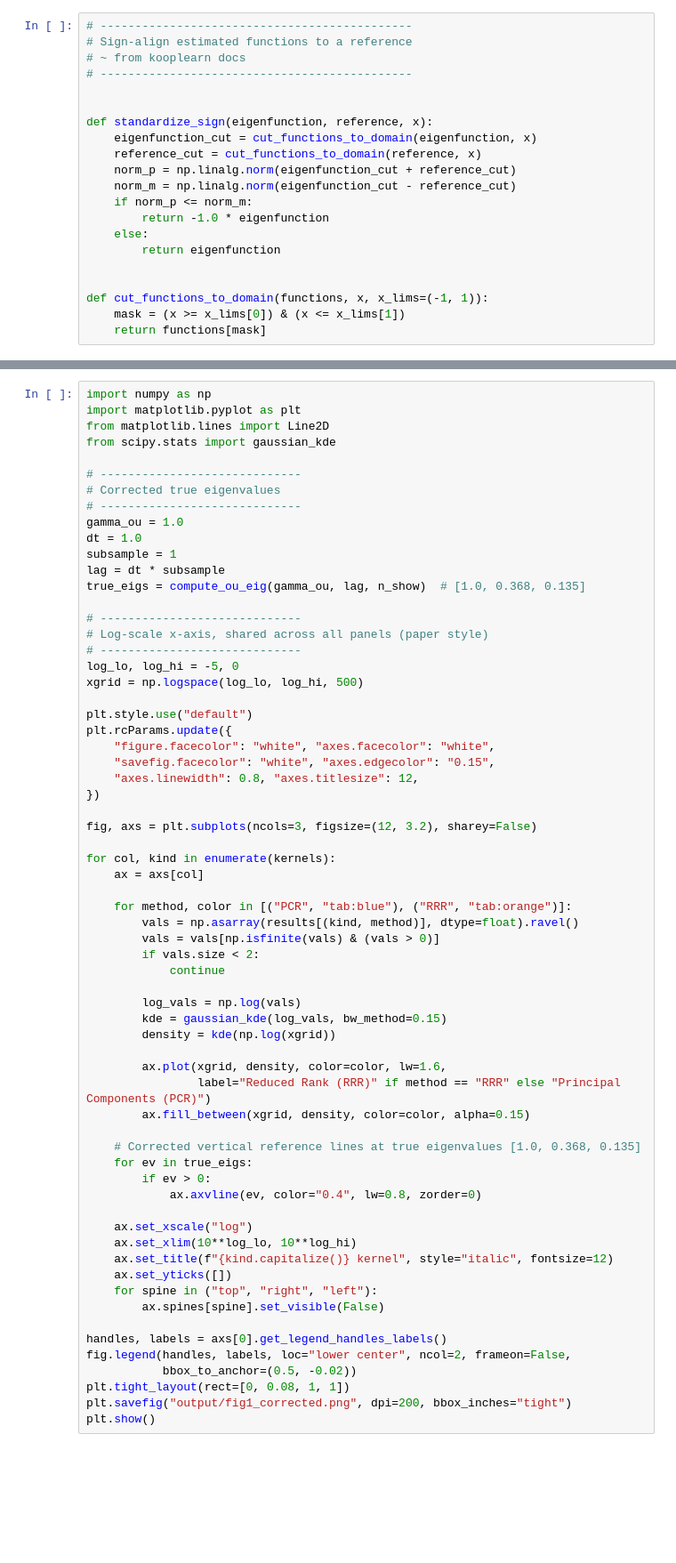
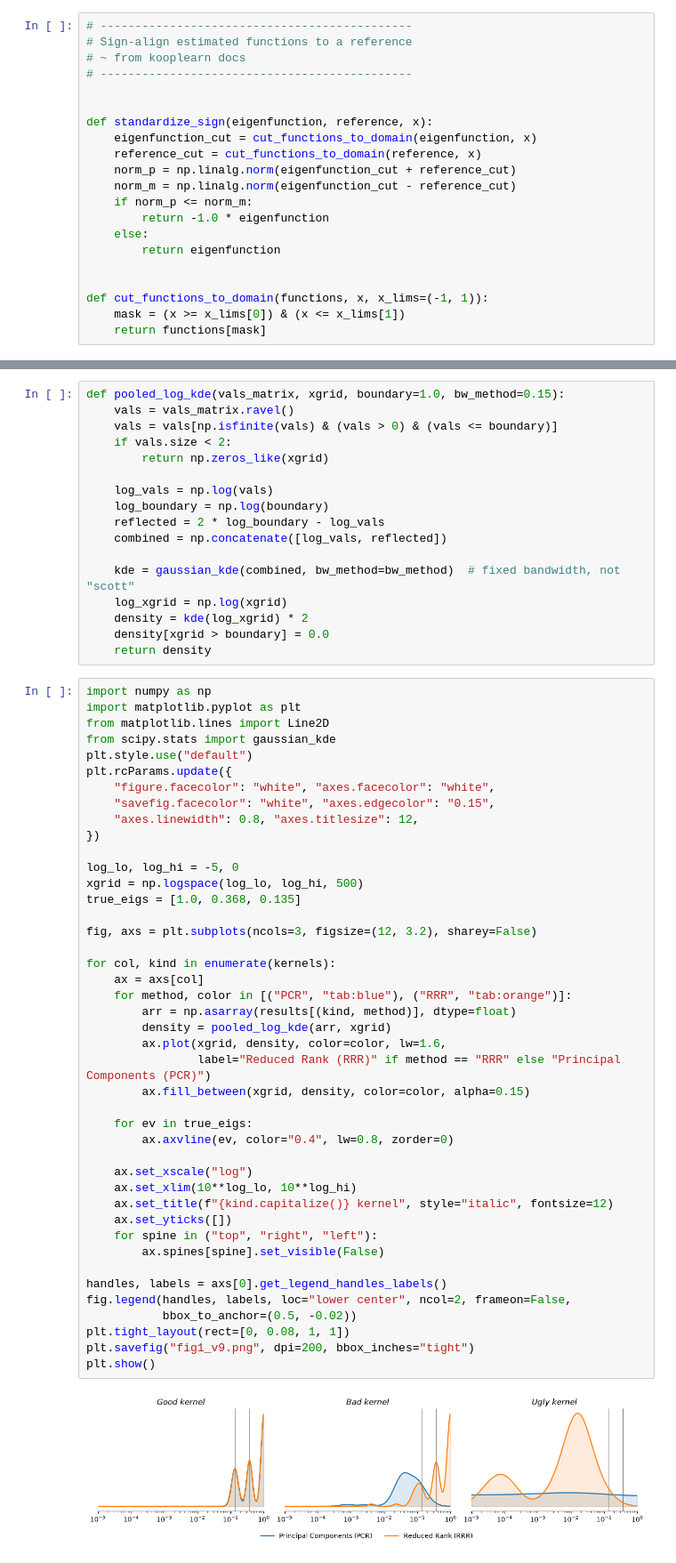
Before and after one commit to stephaniejat/kooplearn, a Jupyter notebook: examples/ou_1d.ipynb, the cells around one changed output, grey strips where cells are left out. Shown at 89% size. Saved outputs shown, nothing was run; the diff lists cells and outputs as text; blank space fills up the shorter version.

```diff
--- a/examples/ou_1d.ipynb
+++ b/examples/ou_1d.ipynb
@@ -335,65 +385,62 @@ for kind in kernels:
+# %%
+def pooled_log_kde(vals_matrix, xgrid, boundary=1.0, bw_method=0.15):
+    vals = vals_matrix.ravel()
+    vals = vals[np.isfinite(vals) & (vals > 0) & (vals <= boundary)]
+    if vals.size < 2:
+        return np.zeros_like(xgrid)
+
+    log_vals = np.log(vals)
+    log_boundary = np.log(boundary)
+    reflected = 2 * log_boundary - log_vals
+    combined = np.concatenate([log_vals, reflected])
+
+    kde = gaussian_kde(combined, bw_method=bw_method)  # fixed bandwidth, not "scott"
+    log_xgrid = np.log(xgrid)
+    density = kde(log_xgrid) * 2
+    density[xgrid > boundary] = 0.0
+    return density
 # %%
 import numpy as np
 import matplotlib.pyplot as plt
 from matplotlib.lines import Line2D
 from scipy.stats import gaussian_kde
-
-# -----------------------------
-# Corrected true eigenvalues
-# -----------------------------
-gamma_ou = 1.0
-dt = 1.0
-subsample = 1
-lag = dt * subsample
-true_eigs = compute_ou_eig(gamma_ou, lag, n_show)  # [1.0, 0.368, 0.135]
-
-# -----------------------------
-# Log-scale x-axis, shared across all panels (paper style)
-# -----------------------------
-log_lo, log_hi = -5, 0
-xgrid = np.logspace(log_lo, log_hi, 500)
-
 plt.style.use("default")
 plt.rcParams.update({
     "figure.facecolor": "white", "axes.facecolor": "white",
     "savefig.facecolor": "white", "axes.edgecolor": "0.15",
     "axes.linewidth": 0.8, "axes.titlesize": 12,
 })
 
+log_lo, log_hi = -5, 0
+xgrid = np.logspace(log_lo, log_hi, 500)
+true_eigs = [1.0, 0.368, 0.135]
+
 fig, axs = plt.subplots(ncols=3, figsize=(12, 3.2), sharey=False)
 
 for col, kind in enumerate(kernels):
     ax = axs[col]
-
     for method, color in [("PCR", "tab:blue"), ("RRR", "tab:orange")]:
-        vals = np.asarray(results[(kind, method)], dtype=float).ravel()
-        vals = vals[np.isfinite(vals) & (vals > 0)]
-        if vals.size < 2:
-            continue
-
-        log_vals = np.log(vals)
-        kde = gaussian_kde(log_vals, bw_method=0.15)
-        density = kde(np.log(xgrid))
-
+        arr = np.asarray(results[(kind, method)], dtype=float)
+        density = pooled_log_kde(arr, xgrid)
         ax.plot(xgrid, density, color=color, lw=1.6,
                 label="Reduced Rank (RRR)" if method == "RRR" else "Principal Components (PCR)")
         ax.fill_between(xgrid, density, color=color, alpha=0.15)
 
-    # Corrected vertical reference lines at true eigenvalues [1.0, 0.368, 0.135]
     for ev in true_eigs:
-        if ev > 0:
-            ax.axvline(ev, color="0.4", lw=0.8, zorder=0)
+        ax.axvline(ev, color="0.4", lw=0.8, zorder=0)
 
     ax.set_xscale("log")
     ax.set_xlim(10**log_lo, 10**log_hi)
     ax.set_title(f"{kind.capitalize()} kernel", style="italic", fontsize=12)
     ax.set_yticks([])
     for spine in ("top", "right", "left"):
         ax.spines[spine].set_visible(False)
 
 handles, labels = axs[0].get_legend_handles_labels()
 fig.legend(handles, labels, loc="lower center", ncol=2, frameon=False,
            bbox_to_anchor=(0.5, -0.02))
 plt.tight_layout(rect=[0, 0.08, 1, 1])
-plt.savefig("output/fig1_corrected.png", dpi=200, bbox_inches="tight")
+plt.savefig("fig1_v9.png", dpi=200, bbox_inches="tight")
 plt.show()
+# %% [output]
+[figure, added]
```
Also changed, not shown: parts of 8 cells of this notebook, 3 other files.
